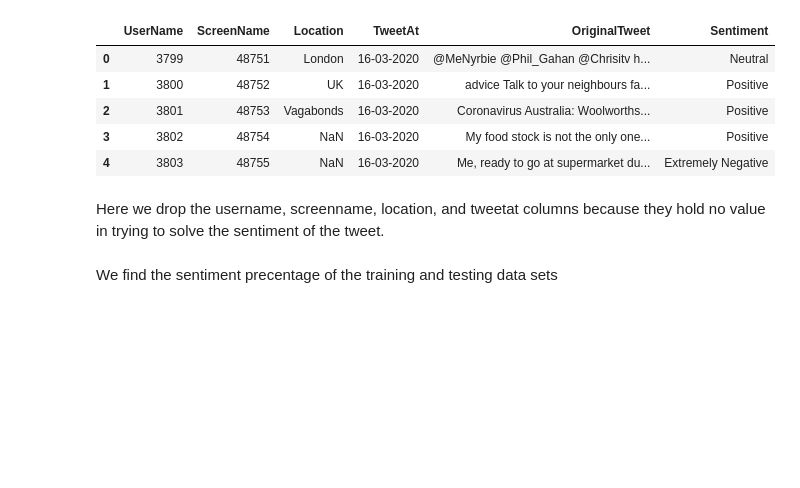
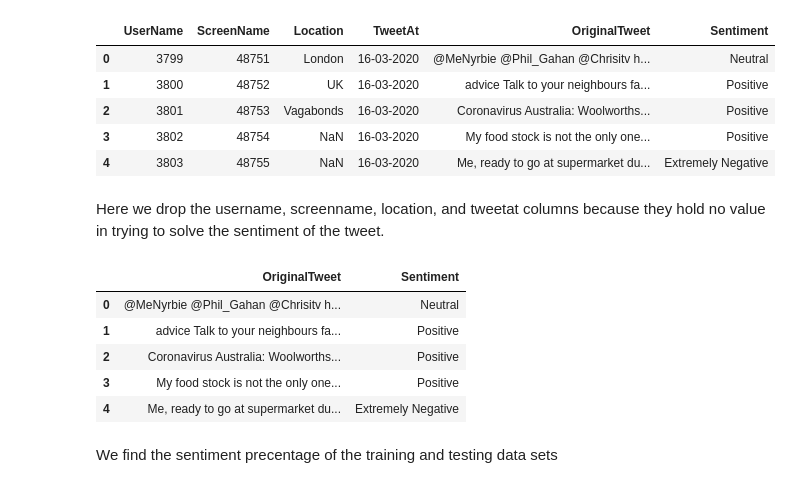
Before and after one commit to Asianspinmaster/cs39aa_project, a Jupyter notebook: project_part3.ipynb, the cells around one changed output. Drawn from its saved outputs; the diff is of its cells as text; code cells hidden in the pictures; blank space fills up the shorter version.

```diff
--- a/project_part3.ipynb
+++ b/project_part3.ipynb
@@ -33,6 +34,15 @@ Here we drop the username, screenname, location, and tweetat columns because the
 # %%
 train_data.drop(columns = ['UserName','ScreenName','Location','TweetAt'], inplace=True)
 test_data.drop(columns = ['UserName','ScreenName','Location','TweetAt'], inplace=True)
+# %%
+train_data.head()
+# %% [output]
+|  | OriginalTweet | Sentiment |
+| 0 | @MeNyrbie @Phil_Gahan @Chrisitv h... | Neutral |
+| 1 | advice Talk to your neighbours fa... | Positive |
+| 2 | Coronavirus Australia: Woolworths... | Positive |
+| 3 | My food stock is not the only one... | Positive |
+| 4 | Me, ready to go at supermarket du... | Extremely Negative |
 # %% [markdown]
 We find the sentiment precentage of the training and testing data sets
 # %%
```
Also changed, not shown: parts of 24 cells of this notebook.
